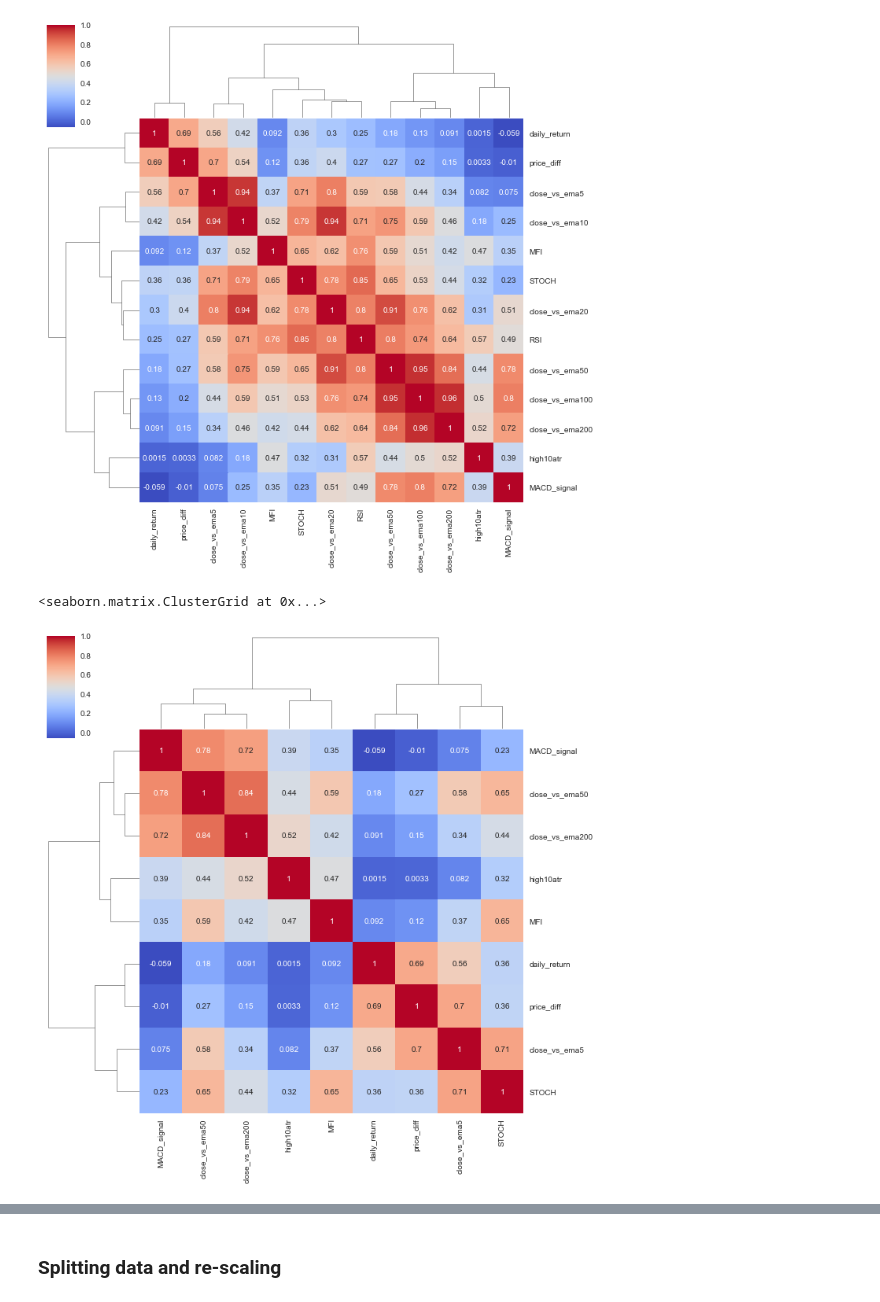
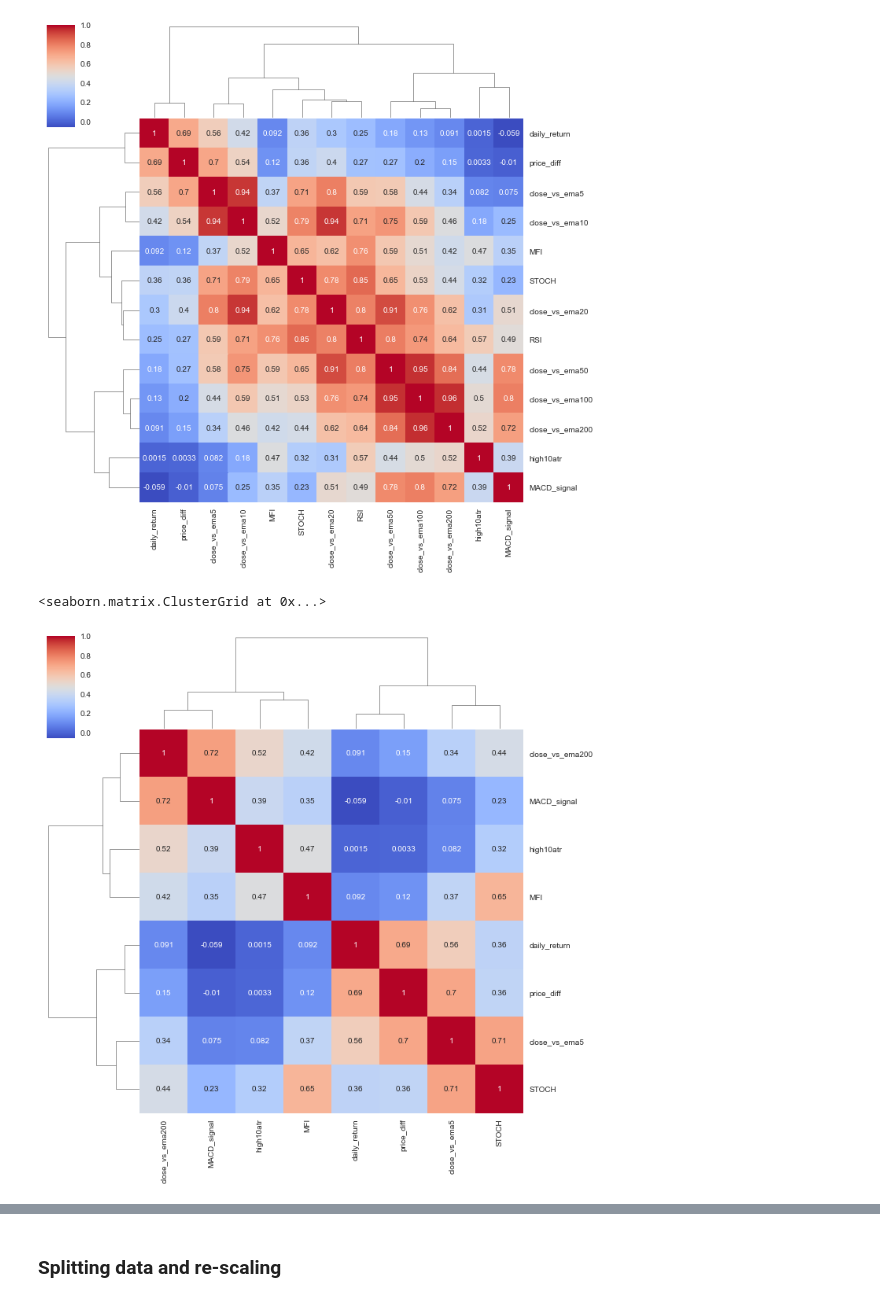
Before and after one commit to es-g/stock_price_indicator, a Jupyter notebook: Stock_price_predictor.ipynb, the cells around one changed output, grey strips where cells are left out. Saved outputs shown, nothing was run; the diff lists cells and outputs as text; code cells hidden in the pictures.

```diff
--- a/Stock_price_predictor.ipynb
+++ b/Stock_price_predictor.ipynb
@@ -224,11 +221,11 @@ sns.clustermap(features['SPY'][feats_max_corr].corr(), cmap='coolwarm', annot=Tr
 <seaborn.matrix.ClusterGrid at 0x...>
 [figure]
 # %%
-feats_selected = feats_max_corr.drop(['close_vs_ema10', 'close_vs_ema100', 'close_vs_ema20', 'RSI'])
+feats_selected = feats_max_corr.drop(['close_vs_ema10', 'close_vs_ema100', 'close_vs_ema20', 'RSI', 'close_vs_ema50'])
 sns.clustermap(features['SPY'][feats_selected].corr(), cmap='coolwarm', annot=True, method='ward')
 # %% [output]
 <seaborn.matrix.ClusterGrid at 0x...>
-[figure, old version]
+[figure, new version]
 # %%
 features_selected = df_new['SPY'][feats_selected]
 df_SPY = df_new['SPY'].loc[:, features_selected.columns]
```
Also changed, not shown: parts of 12 cells of this notebook.
